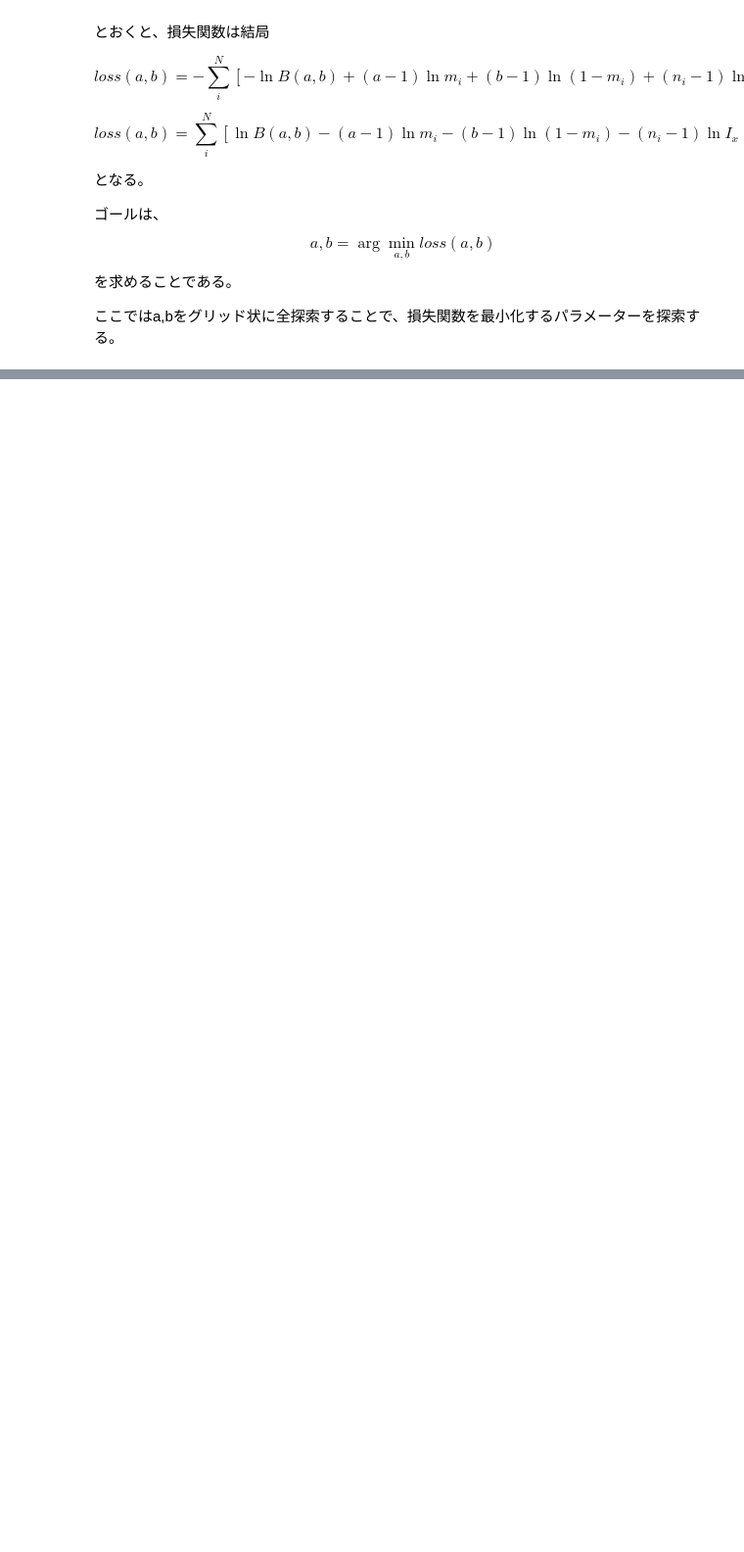
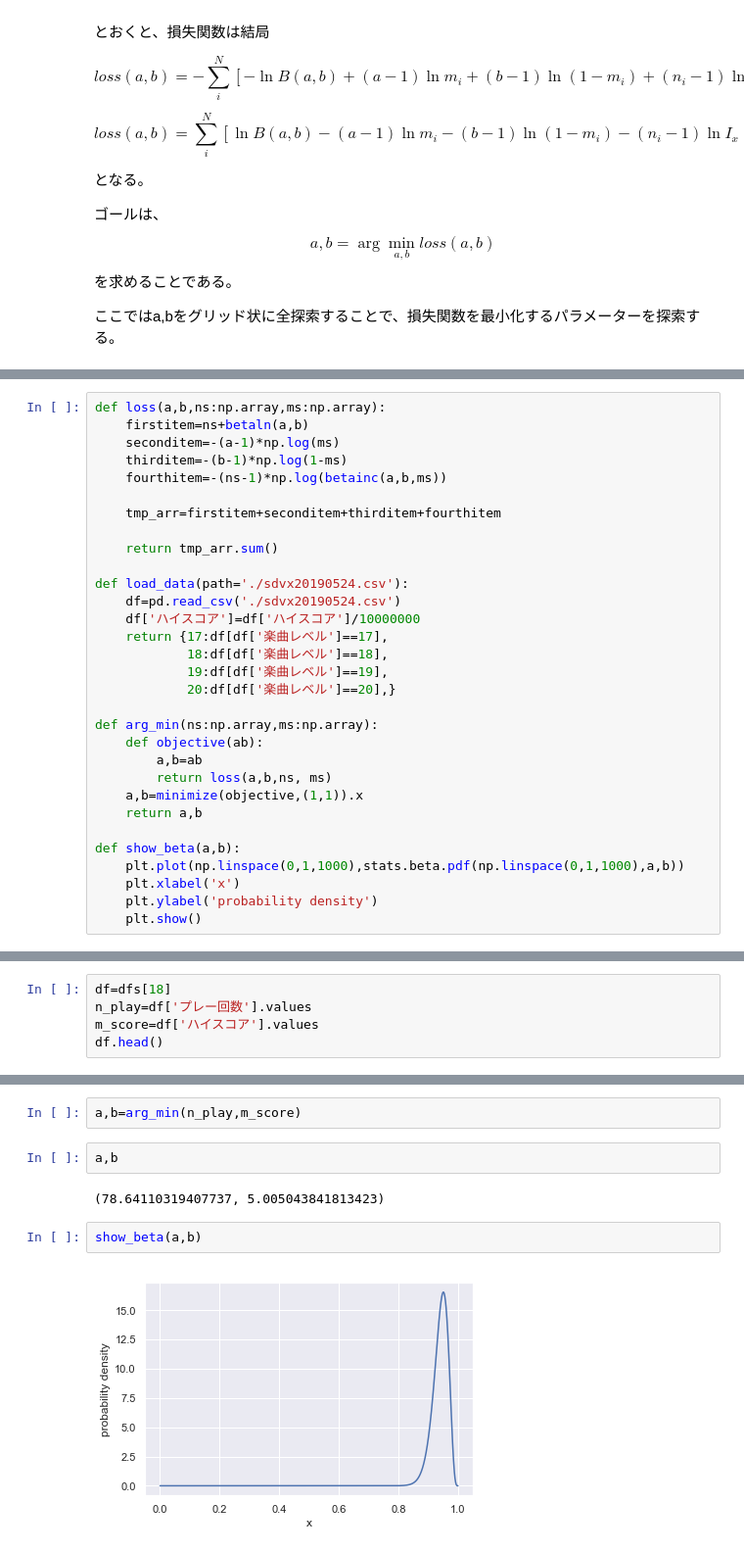
Before and after one commit to masakiaota/blog, a Jupyter notebook: sdvx_score_dist/equation.ipynb, the cells around one changed output, grey strips where cells are left out. Shown at 98% size. Drawn from its saved outputs; the diff is of its cells as text; blank space fills up the shorter version.

```diff
--- a/sdvx_score_dist/equation.ipynb
+++ b/sdvx_score_dist/equation.ipynb
@@ -235,0 +173,31 @@ $$a,b = \arg \min_{a,b} loss(a,b)$$
+# %%
+def loss(a,b,ns:np.array,ms:np.array):
+    firstitem=ns+betaln(a,b)
+    seconditem=-(a-1)*np.log(ms)
+    thirditem=-(b-1)*np.log(1-ms)
+    fourthitem=-(ns-1)*np.log(betainc(a,b,ms))
+
+    tmp_arr=firstitem+seconditem+thirditem+fourthitem
+
+    return tmp_arr.sum()
+
+def load_data(path='./sdvx20190524.csv'):
+    df=pd.read_csv('./sdvx20190524.csv')
+    df['ハイスコア']=df['ハイスコア']/10000000
+    return {17:df[df['楽曲レベル']==17],
+            18:df[df['楽曲レベル']==18],
+            19:df[df['楽曲レベル']==19],
+            20:df[df['楽曲レベル']==20],}
+
+def arg_min(ns:np.array,ms:np.array):
+    def objective(ab):
+        a,b=ab
+        return loss(a,b,ns, ms)
+    a,b=minimize(objective,(1,1)).x
+    return a,b
+
+def show_beta(a,b):
+    plt.plot(np.linspace(0,1,1000),stats.beta.pdf(np.linspace(0,1,1000),a,b))
+    plt.xlabel('x')
+    plt.ylabel('probability density')
+    plt.show()
@@ -235,0 +253,5 @@ $$a,b = \arg \min_{a,b} loss(a,b)$$
+# %%
+df=dfs[18]
+n_play=df['プレー回数'].values
+m_score=df['ハイスコア'].values
+df.head()
@@ -235,0 +265,10 @@ $$a,b = \arg \min_{a,b} loss(a,b)$$
+# %%
+a,b=arg_min(n_play,m_score)
+# %%
+a,b
+# %% [output]
+(78.64110319407737, 5.005043841813423)
+# %%
+show_beta(a,b)
+# %% [output]
+[figure, added]
```
Also changed, not shown: parts of 39 cells of this notebook, 1 other file.
